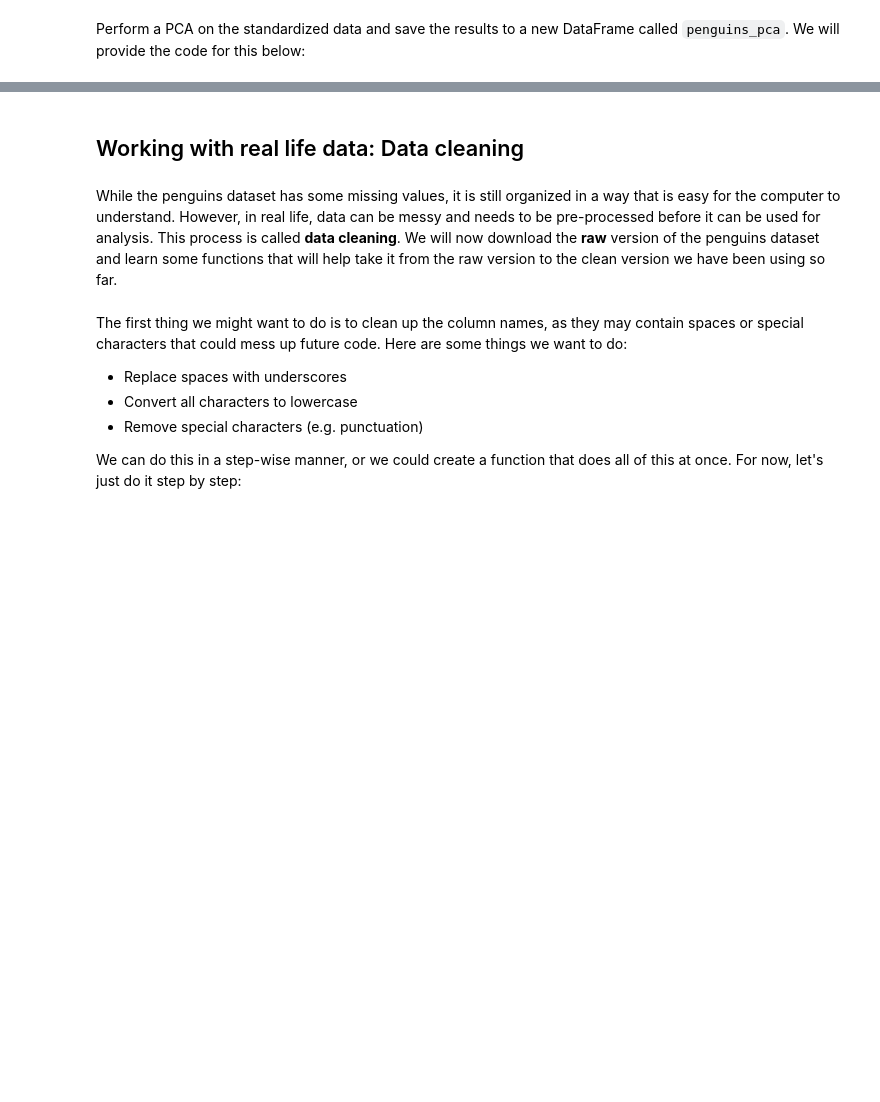
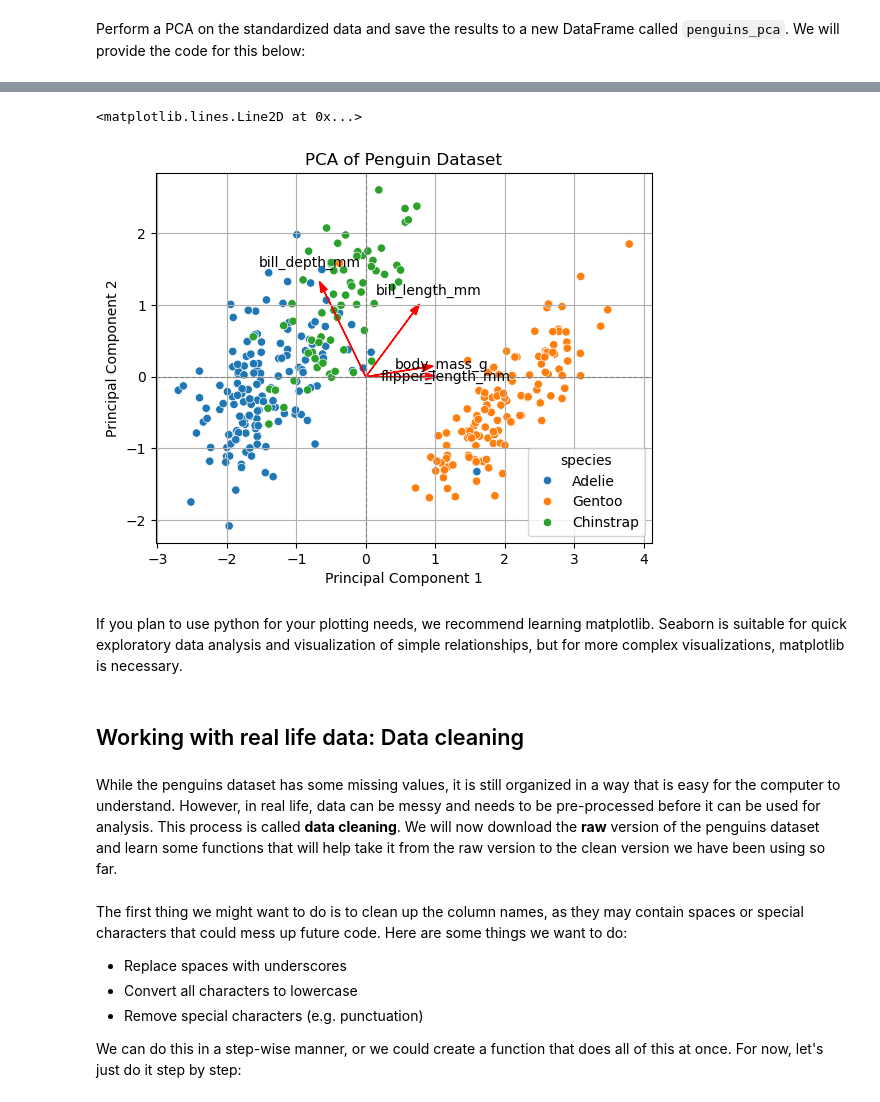
Before and after one commit to harvardinformatics/python-intensive, a Jupyter notebook: Python-Part5.ipynb, the cells around one changed output, grey strips where cells are left out. Saved outputs shown, nothing was run; the diff lists cells and outputs as text; code cells hidden in the pictures; blank space fills up the shorter version.

Commit message:
finished pca example

```diff
--- a/Python-Part5.ipynb
+++ b/Python-Part5.ipynb
@@ -390,3 +528,28 @@ sns.kdeplot(data = penguins, x="bill_length_mm", y = "bill_depth_mm", hue = "spe
+# %%
+#@title Example matplotlib {display-mode: "form"}
+
+import matplotlib.pyplot as plt
+
+plt.figure()
+sns.scatterplot(data=penguins_pca, x="PC1", y="PC2", hue="species")
+loadings = pca.components_.T
+loading_pc1_pc2 = pd.DataFrame(loadings[:, :2], index=num_columns, columns=['PC1', 'PC2'])
+
+for feature, (x, y) in loading_pc1_pc2.iterrows():
+    plt.arrow(0, 0, x*1.5, y*1.5, color='red', head_width=0.1)
+    plt.text(x*2, y*2, feature, color='black', ha='center', va='center')
+
+plt.title('PCA of Penguin Dataset')
+plt.xlabel('Principal Component 1')
+plt.ylabel('Principal Component 2')
+plt.grid(True)
+plt.axhline(0, color='grey', lw=0.8, ls='--')
+plt.axvline(0, color='grey', lw=0.8, ls='--')
+# %% [output]
+<matplotlib.lines.Line2D at 0x...>
+[figure, added]
+# %% [markdown]
+If you plan to use python for your plotting needs, we recommend learning matplotlib. Seaborn is suitable for quick exploratory data analysis and visualization of simple relationships, but for more complex visualizations, matplotlib is necessary.
 # %% [markdown]
 ## Working with real life data: Data cleaning
 # %% [markdown]
```
Also changed, not shown: parts of 26 cells of this notebook.
